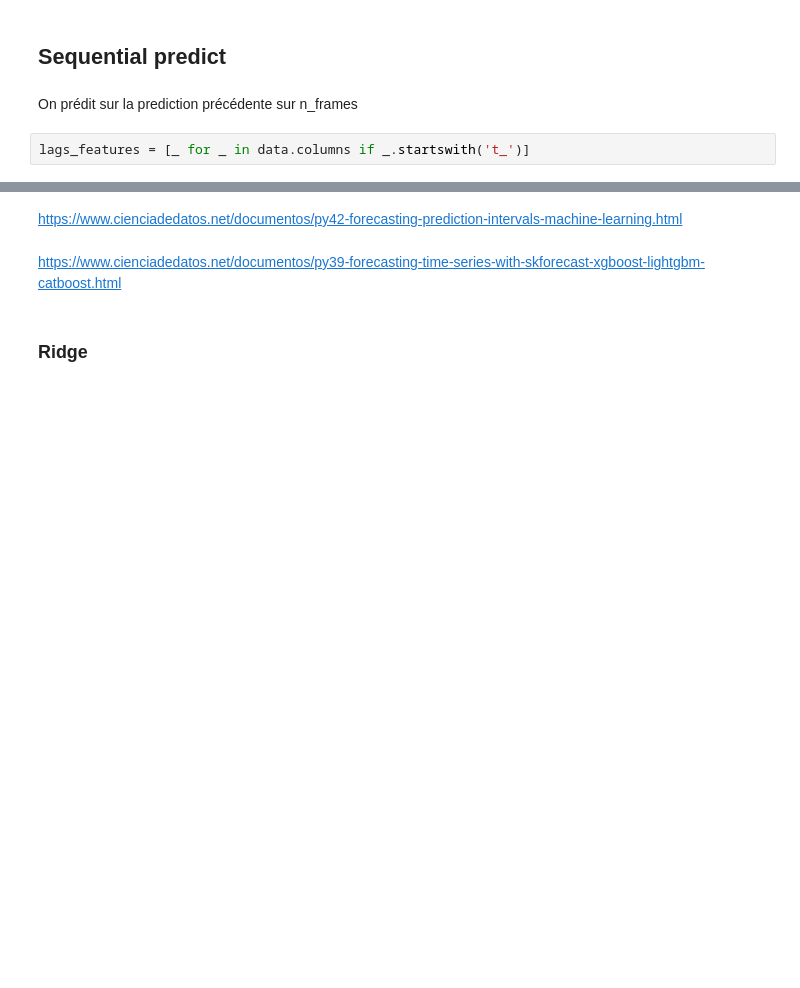
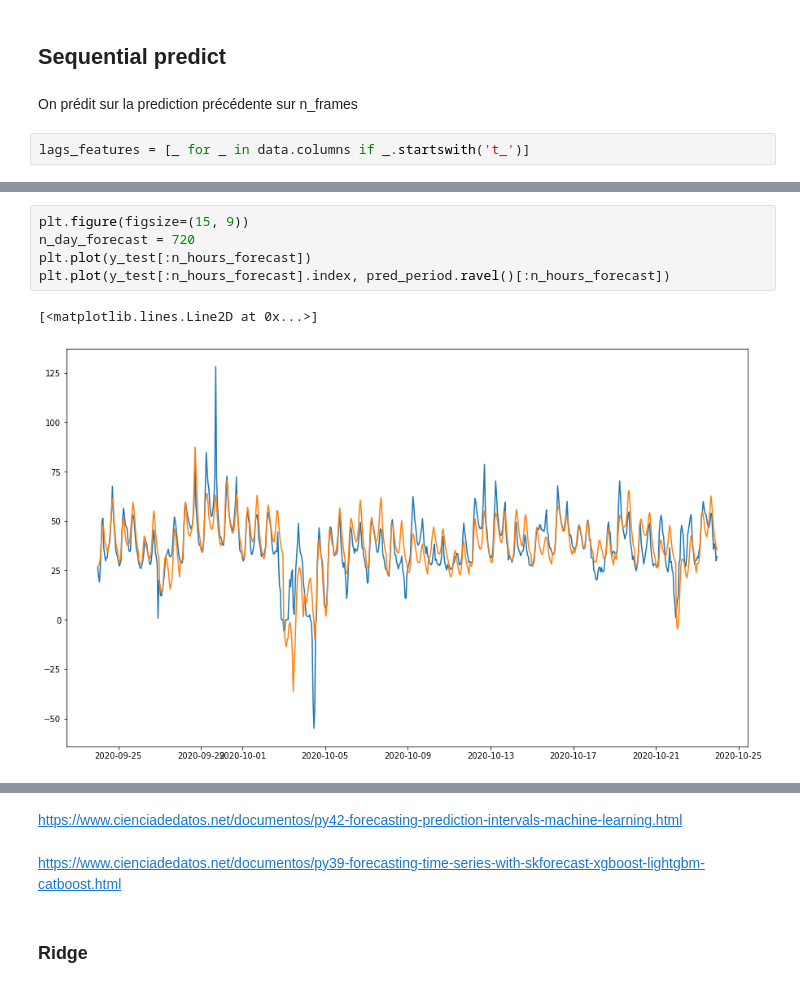
Before and after one commit to brustt/trading_electricity_rhizome, a Jupyter notebook: notebooks/Forecast_comparaison.ipynb, the cells around one changed output, grey strips where cells are left out. Drawn from its saved outputs; the diff is of its cells as text; blank space fills up the shorter version.

```diff
--- a/notebooks/Forecast_comparaison.ipynb
+++ b/notebooks/Forecast_comparaison.ipynb
@@ -364,0 +387,8 @@ plt.plot(y_test.index[:stop], pred_lgbm[:stop])
+# %%
+plt.figure(figsize=(15, 9))
+n_day_forecast = 720
+plt.plot(y_test[:n_hours_forecast])
+plt.plot(y_test[:n_hours_forecast].index, pred_period.ravel()[:n_hours_forecast])
+# %% [output]
+[<matplotlib.lines.Line2D at 0x...>]
+[figure, added]
```
Also changed, not shown: parts of 75 cells of this notebook, 25 other files.
